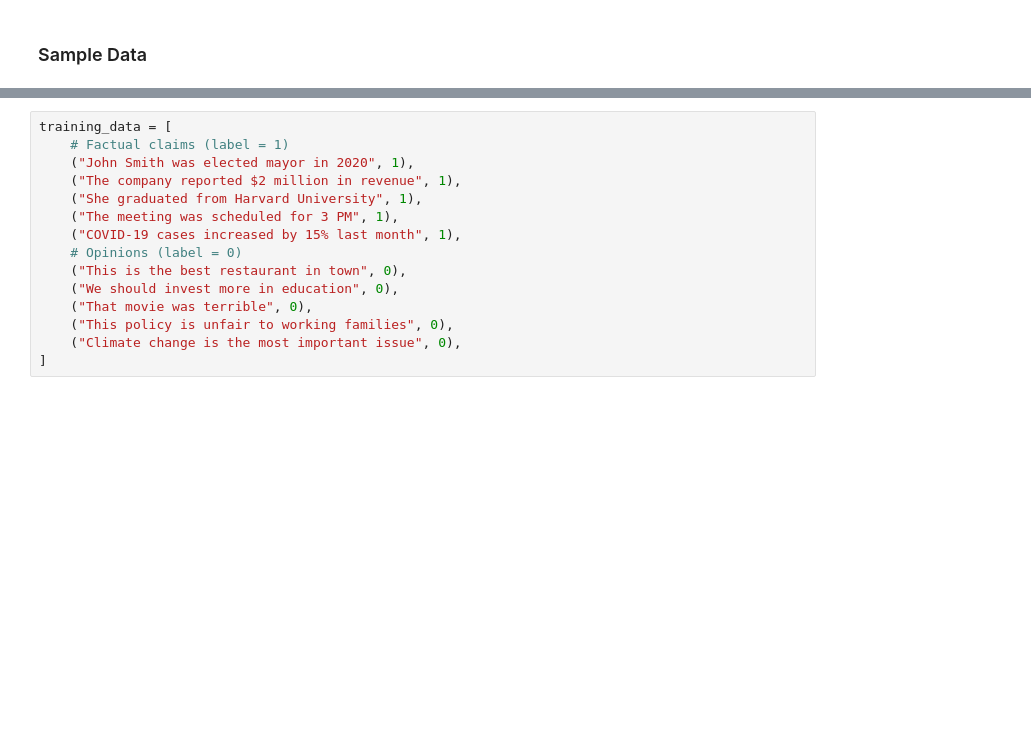
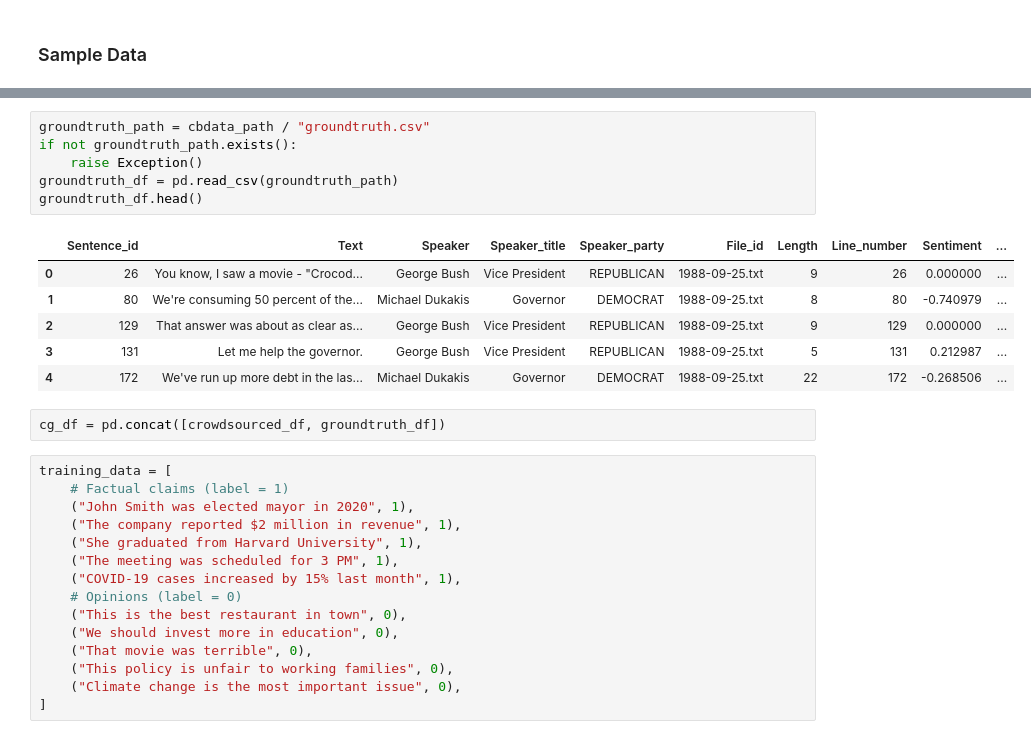
Before and after one commit to ks982579/iu-autonomous-fact-checker, a Jupyter notebook: claim-extract.ipynb, the cells around one changed output, grey strips where cells are left out. Saved outputs shown, nothing was run; the diff lists cells and outputs as text; blank space fills up the shorter version.

```diff
--- a/claim-extract.ipynb
+++ b/claim-extract.ipynb
@@ -33,3 +79,18 @@ True
+# %%
+groundtruth_path = cbdata_path / "groundtruth.csv"
+if not groundtruth_path.exists():
+    raise Exception()
+groundtruth_df = pd.read_csv(groundtruth_path)
+groundtruth_df.head()
+# %% [output]
+|  | Sentence_id | Text | Speaker | Speaker_title | Speaker_party | File_id | Length | Line_number | Sentiment | ... |
+| 0 | 26 | You know, I saw a movie - "Crocod... | George Bush | Vice President | REPUBLICAN | 1988-09-25.txt | 9 | 26 | 0.000000 | ... |
+| 1 | 80 | We're consuming 50 percent of the... | Michael Dukakis | Governor | DEMOCRAT | 1988-09-25.txt | 8 | 80 | -0.740979 | ... |
+| 2 | 129 | That answer was about as clear as... | George Bush | Vice President | REPUBLICAN | 1988-09-25.txt | 9 | 129 | 0.000000 | ... |
+| 3 | 131 | Let me help the governor. | George Bush | Vice President | REPUBLICAN | 1988-09-25.txt | 5 | 131 | 0.212987 | ... |
+| 4 | 172 | We've run up more debt in the las... | Michael Dukakis | Governor | DEMOCRAT | 1988-09-25.txt | 22 | 172 | -0.268506 | ... |
+# %%
+cg_df = pd.concat([crowdsourced_df, groundtruth_df])
 # %%
 training_data = [
     # Factual claims (label = 1)
```
Also changed, not shown: parts of 19 cells of this notebook, 1 other file.
